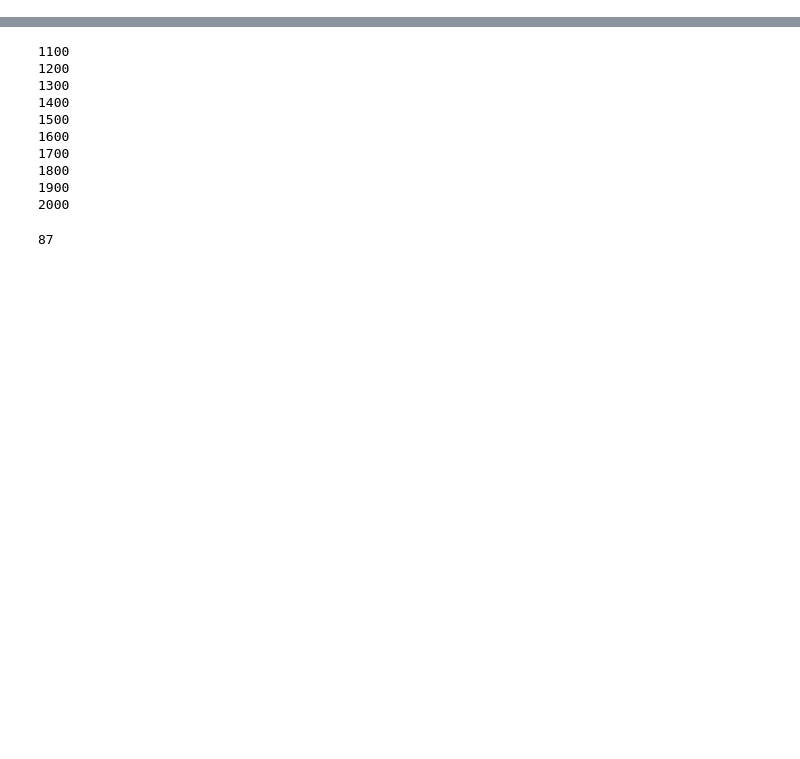
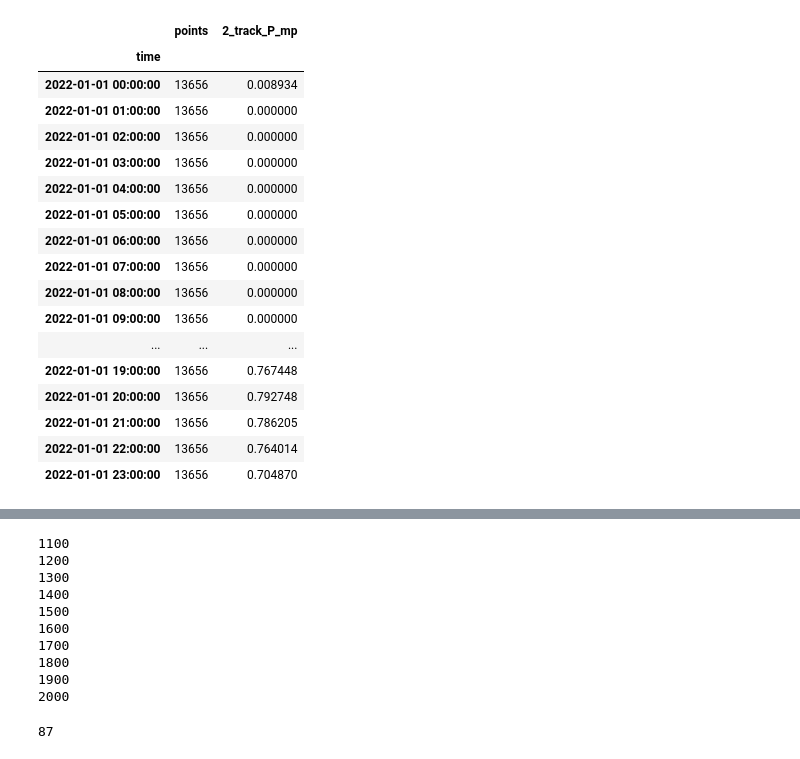
Before and after one commit to rodrigoms95/recurso_solar, a Jupyter notebook: code_2/crop_h5.ipynb, the cells around one changed output, grey strips where cells are left out. Saved outputs shown, nothing was run; the diff lists cells and outputs as text; code cells hidden in the pictures; blank space fills up the shorter version.

```diff
--- a/code_2/crop_h5.ipynb
+++ b/code_2/crop_h5.ipynb
@@ -0,0 +213,25 @@
+# %%
+import xarray as xr
+dir_r = "/datos/rodr/temp/recurso_solar/duck_curve/"
+ds_2 = xr.open_dataset(f"{dir_r}full_disc_PV_2022.nc",
+   ).sortby("points").chunk({"points": 2000})
+ds_2["2_track_P_mp"].isel(points = 1).to_dataframe().head(24)
+# %% [output]
+|  | points | 2_track_P_mp |
+| time |  |  |
+| 2022-01-01 00:00:00 | 13656 | 0.008934 |
+| 2022-01-01 01:00:00 | 13656 | 0.000000 |
+| 2022-01-01 02:00:00 | 13656 | 0.000000 |
+| 2022-01-01 03:00:00 | 13656 | 0.000000 |
+| 2022-01-01 04:00:00 | 13656 | 0.000000 |
+| 2022-01-01 05:00:00 | 13656 | 0.000000 |
+| 2022-01-01 06:00:00 | 13656 | 0.000000 |
+| 2022-01-01 07:00:00 | 13656 | 0.000000 |
+| 2022-01-01 08:00:00 | 13656 | 0.000000 |
+| 2022-01-01 09:00:00 | 13656 | 0.000000 |
+| ... | ... | ... |
+| 2022-01-01 19:00:00 | 13656 | 0.767448 |
+| 2022-01-01 20:00:00 | 13656 | 0.792748 |
+| 2022-01-01 21:00:00 | 13656 | 0.786205 |
+| 2022-01-01 22:00:00 | 13656 | 0.764014 |
+| 2022-01-01 23:00:00 | 13656 | 0.704870 |
```
Also changed, not shown: parts of 24 cells of this notebook, 7 other files.
